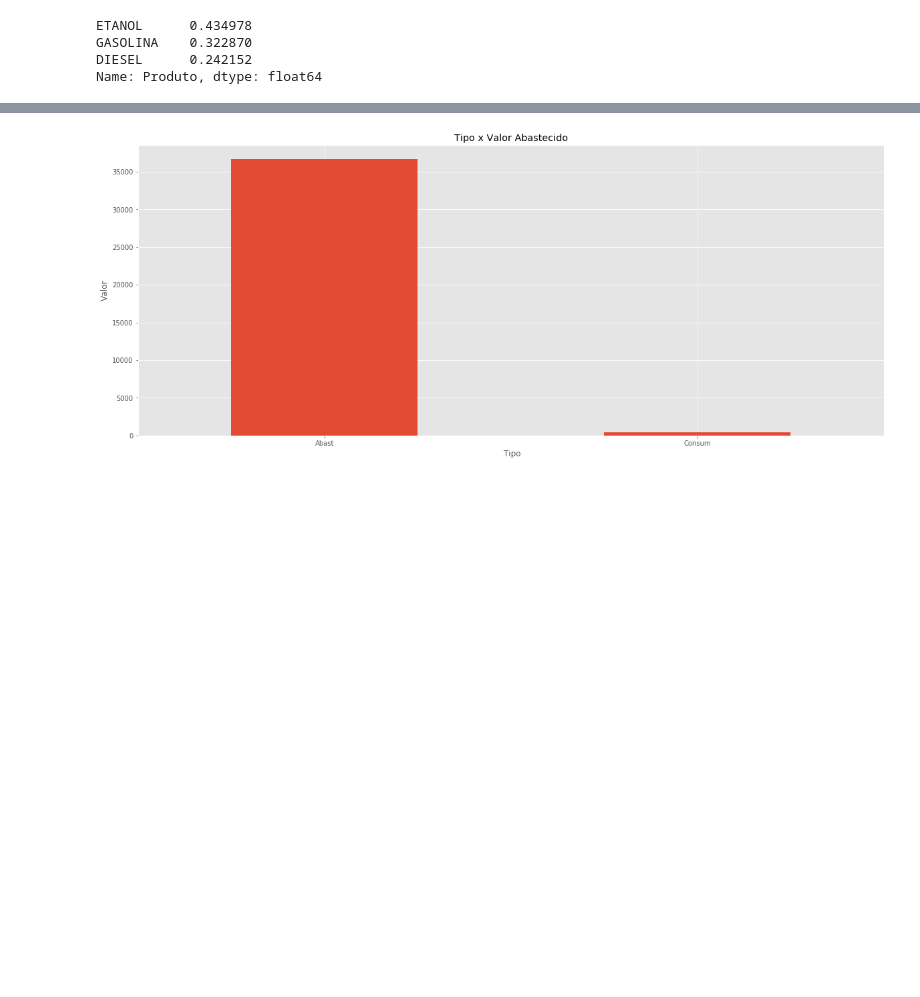
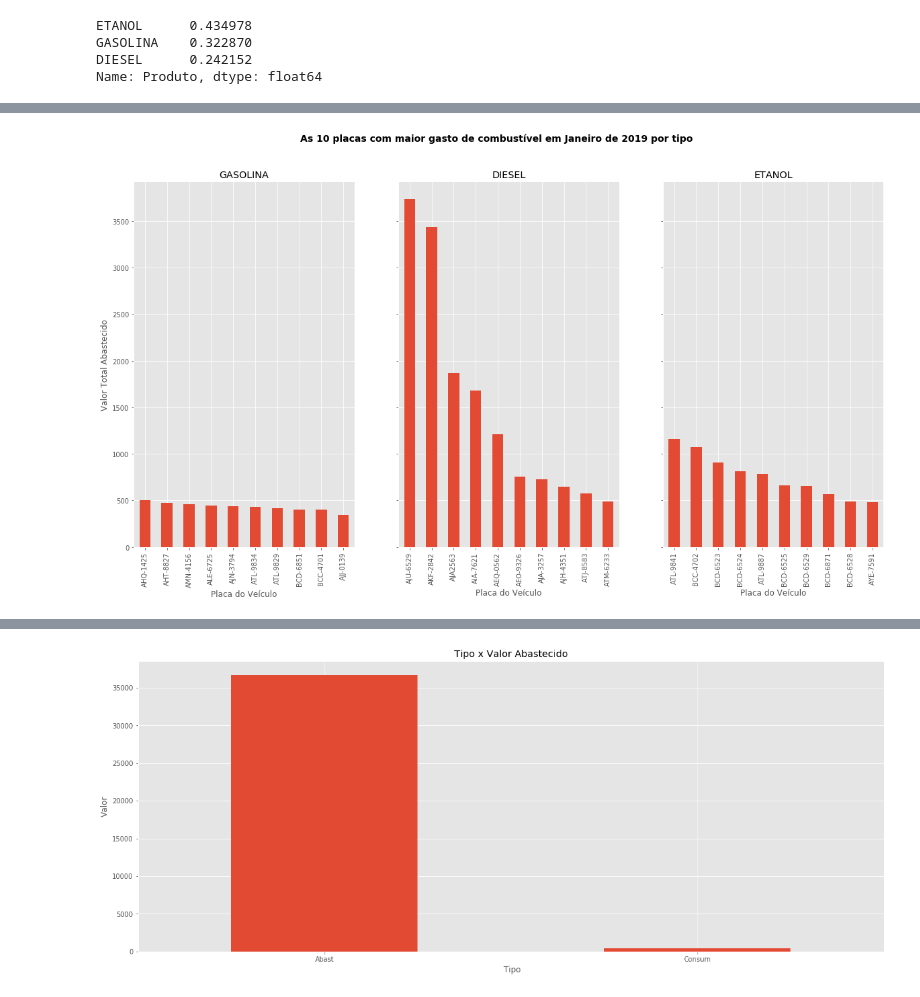
Before and after one commit to LucasMenossi/TCC, a Jupyter notebook: 201903.ipynb, the cells around one changed output, grey strips where cells are left out. Cells and saved outputs as stored; diff of their text form; code cells hidden in the pictures; blank space fills up the shorter version.

Commit message:
Correção dos gráficos de linhas dos documentos 201902, 201903, 202001. Separação dos gráficos de barra de acordo com o tipo de combustível nos documentos 201901, 201902, 201903, 202001.

```diff
--- a/201903.ipynb
+++ b/201903.ipynb
@@ -221,0 +195,44 @@ ax.legend().set_visible(False)
+# %%
+top_10_g = df[df["Produto"] == "GASOLINA"]
+top_10_d = df[df["Produto"] == "DIESEL"]
+top_10_e = df[df["Produto"] == "ETANOL"]
+#set ggplot style
+plt.style.use('ggplot')
+
+#plot data GASOLINA
+top_10_g = (top_10_g.groupby('Placa')['Valor Abast.', 'Nr Litros'].agg({'Valor Abast.': 'sum', 'Nr Litros': 'sum'})
+          .sort_values(by='Valor Abast.', ascending=False))[:10].reset_index()
+top_10_g.rename(columns={'Placa': 'Placa', 'Valor Abast.': 'Valor Abastecido', 'Nr Litros': 'Número de Litros'}, inplace=True)
+
+#plot data DIESEL
+top_10_d = (top_10_d.groupby('Placa')['Valor Abast.', 'Nr Litros'].agg({'Valor Abast.': 'sum', 'Nr Litros': 'sum'})
+          .sort_values(by='Valor Abast.', ascending=False))[:10].reset_index()
+top_10_d.rename(columns={'Placa': 'Placa', 'Valor Abast.': 'Valor Abastecido', 'Nr Litros': 'Número de Litros'}, inplace=True)
+
+#plot data ETANOL
+top_10_e = (top_10_e.groupby('Placa')['Valor Abast.', 'Nr Litros'].agg({'Valor Abast.': 'sum', 'Nr Litros': 'sum'})
+          .sort_values(by='Valor Abast.', ascending=False))[:10].reset_index()
+top_10_e.rename(columns={'Placa': 'Placa', 'Valor Abast.': 'Valor Abastecido', 'Nr Litros': 'Número de Litros'}, inplace=True)
+
+#plot the data and get the average
+fig, (ax0, ax1, ax2) = plt.subplots(nrows=1,ncols=3, sharey=True, figsize=(20, 10))
+#plot GASOLINA
+top_10_g.plot(kind='bar', y="Valor Abastecido", x="Placa", ax=ax0)
+ax0.set(title='GASOLINA', xlabel='Placa do Veículo', ylabel='Valor Total Abastecido')
+#plot DIESEL
+top_10_d.plot(kind='bar', y="Valor Abastecido", x="Placa", ax=ax1)
+ax1.set(title='DIESEL', xlabel='Placa do Veículo', ylabel='')
+#plot ETANOL
+top_10_e.plot(kind='bar', y="Valor Abastecido", x="Placa", ax=ax2)
+ax2.set(title='ETANOL', xlabel='Placa do Veículo', ylabel='')
+
+#set limits and labels
+#ax.set(title='As 10 placas com maior gasto de combustível em Janeiro de 2019 por tipo', xlabel='Placa do Veículo', ylabel='Valor Abastecido Total')
+fig.suptitle('As 10 placas com maior gasto de combustível em Janeiro de 2019 por tipo', fontsize=14, fontweight='bold')
+
+#hide the legend
+ax2.legend().set_visible(False)
+ax1.legend().set_visible(False)
+ax0.legend().set_visible(False)
+# %% [output]
+[figure, added]
```
Also changed, not shown: parts of 18 cells of this notebook.
